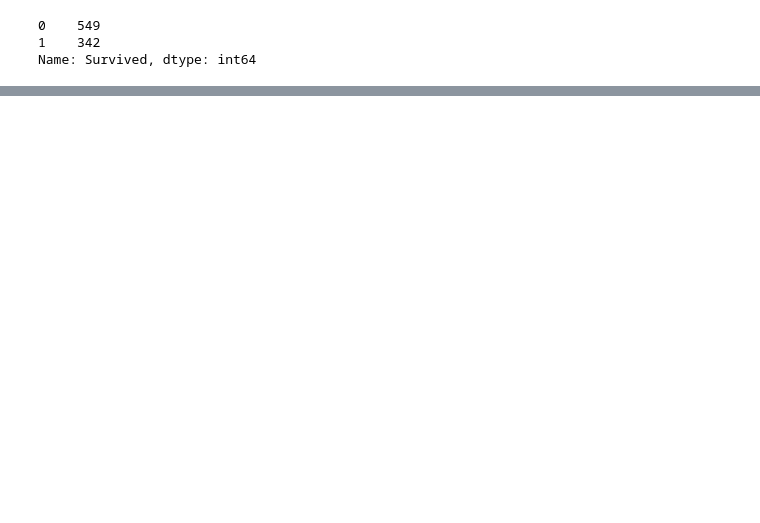
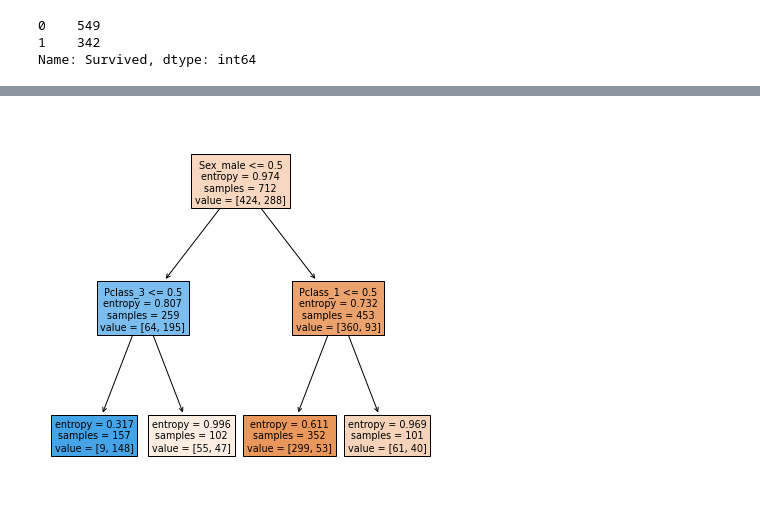
Before and after one commit to matthewpecsok/4482_fall_2022, a Jupyter notebook: labs/Lab3_Classification_Intro.ipynb, the cells around one changed output, grey strips where cells are left out. Saved outputs shown, nothing was run; the diff lists cells and outputs as text; code cells hidden in the pictures; blank space fills up the shorter version.

```diff
--- a/labs/Lab3_Classification_Intro.ipynb
+++ b/labs/Lab3_Classification_Intro.ipynb
@@ -46,0 +118,10 @@ Name: Survived, dtype: int64
+# %%
+tree_model_2 = tree.DecisionTreeClassifier(random_state=123,max_leaf_nodes=4,criterion='entropy')
+tree_model_2.fit(titanic_encoded_X,y_target)
+
+fig = plt.figure(figsize=(7,7))
+_ = tree.plot_tree(tree_model_2,
+                   feature_names=titanic_encoded_X.columns.to_list(),
+                   filled=True)
+# %% [output]
+[figure, added]
```
Also changed, not shown: parts of 14 cells of this notebook.
